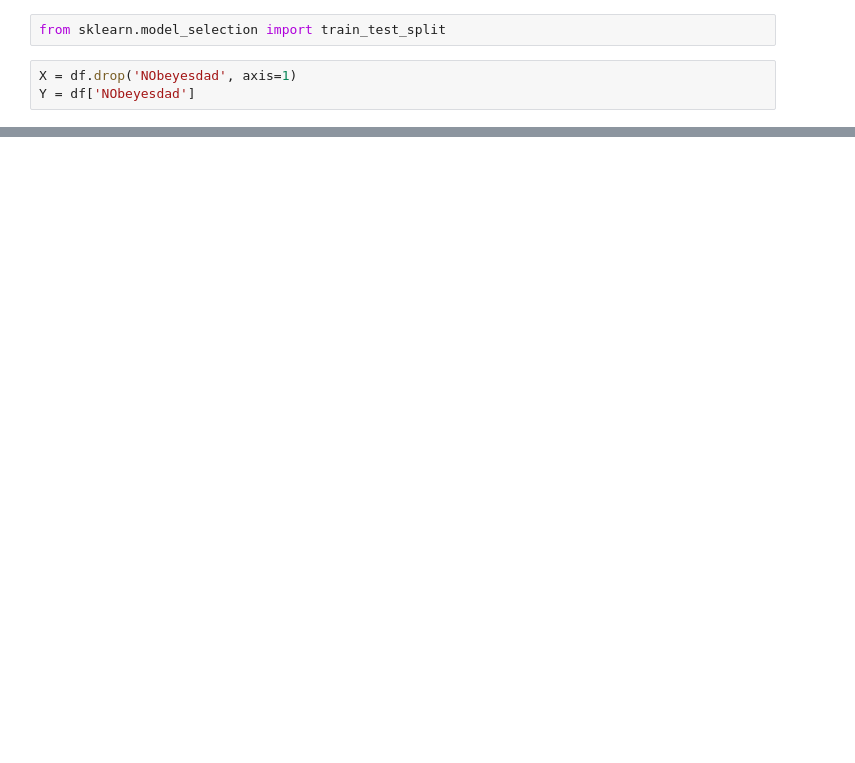
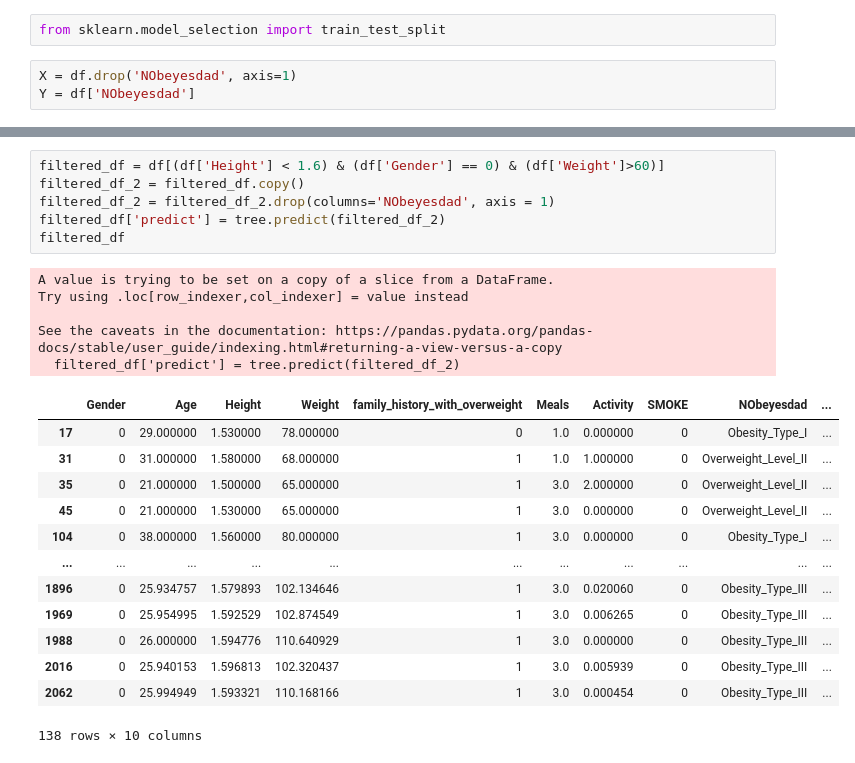
Before and after one commit to PrastyaSusanto/Obese-App, a Jupyter notebook: Tes.ipynb, the cells around one changed output, grey strips where cells are left out. Cells and saved outputs as stored; diff of their text form; blank space fills up the shorter version.

```diff
--- a/Tes.ipynb
+++ b/Tes.ipynb
@@ -112,0 +226,25 @@ array(['Overweight_Level_I', 'Normal_Weight', 'Insufficient_Weight', ...,
+# %%
+filtered_df = df[(df['Height'] < 1.6) & (df['Gender'] == 0) & (df['Weight']>60)]
+filtered_df_2 = filtered_df.copy()
+filtered_df_2 = filtered_df_2.drop(columns='NObeyesdad', axis = 1)
+filtered_df['predict'] = tree.predict(filtered_df_2)
+filtered_df
+# %% [output]
+A value is trying to be set on a copy of a slice from a DataFrame.
+Try using .loc[row_indexer,col_indexer] = value instead
+
+See the caveats in the documentation: https://pandas.pydata.org/pandas-docs/stable/user_guide/indexing.html#returning-a-view-versus-a-copy
+  filtered_df['predict'] = tree.predict(filtered_df_2)
+|  | Gender | Age | Height | Weight | family_history_with_overweight | Meals | Activity | SMOKE | NObeyesdad | ... |
+| 17 | 0 | 29.000000 | 1.530000 | 78.000000 | 0 | 1.0 | 0.000000 | 0 | Obesity_Type_I | ... |
+| 31 | 0 | 31.000000 | 1.580000 | 68.000000 | 1 | 1.0 | 1.000000 | 0 | Overweight_Level_II | ... |
+| 35 | 0 | 21.000000 | 1.500000 | 65.000000 | 1 | 3.0 | 2.000000 | 0 | Overweight_Level_II | ... |
+| 45 | 0 | 21.000000 | 1.530000 | 65.000000 | 1 | 3.0 | 0.000000 | 0 | Overweight_Level_II | ... |
+| 104 | 0 | 38.000000 | 1.560000 | 80.000000 | 1 | 3.0 | 0.000000 | 0 | Obesity_Type_I | ... |
+| ... | ... | ... | ... | ... | ... | ... | ... | ... | ... | ... |
+| 1896 | 0 | 25.934757 | 1.579893 | 102.134646 | 1 | 3.0 | 0.020060 | 0 | Obesity_Type_III | ... |
+| 1969 | 0 | 25.954995 | 1.592529 | 102.874549 | 1 | 3.0 | 0.006265 | 0 | Obesity_Type_III | ... |
+| 1988 | 0 | 26.000000 | 1.594776 | 110.640929 | 1 | 3.0 | 0.000000 | 0 | Obesity_Type_III | ... |
+| 2016 | 0 | 25.940153 | 1.596813 | 102.320437 | 1 | 3.0 | 0.005939 | 0 | Obesity_Type_III | ... |
+| 2062 | 0 | 25.994949 | 1.593321 | 110.168166 | 1 | 3.0 | 0.000454 | 0 | Obesity_Type_III | ... |
+138 rows × 10 columns
```
Also changed, not shown: parts of 29 cells of this notebook, 2 other files.
